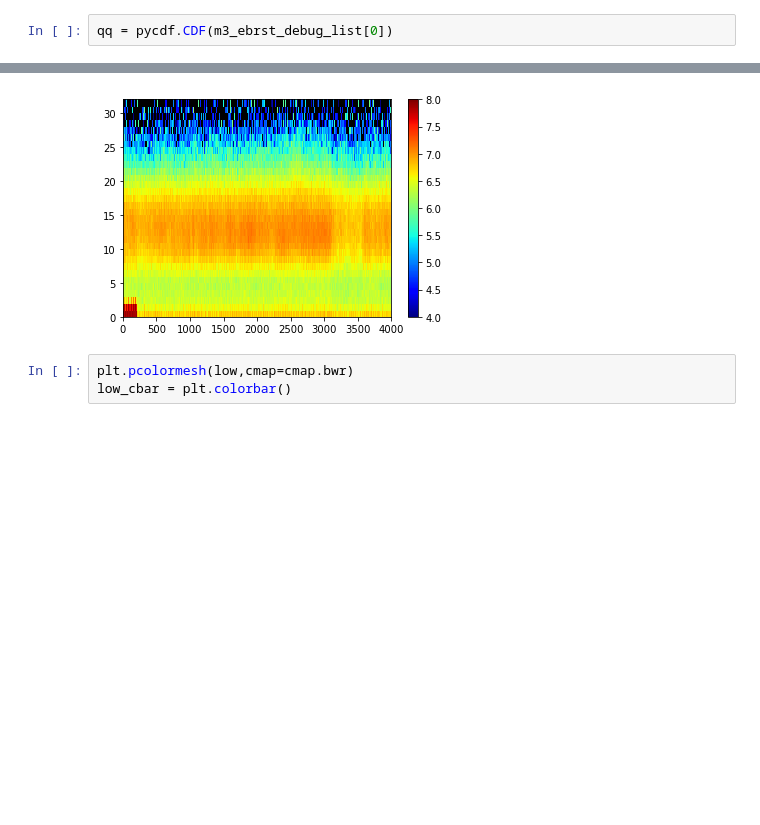
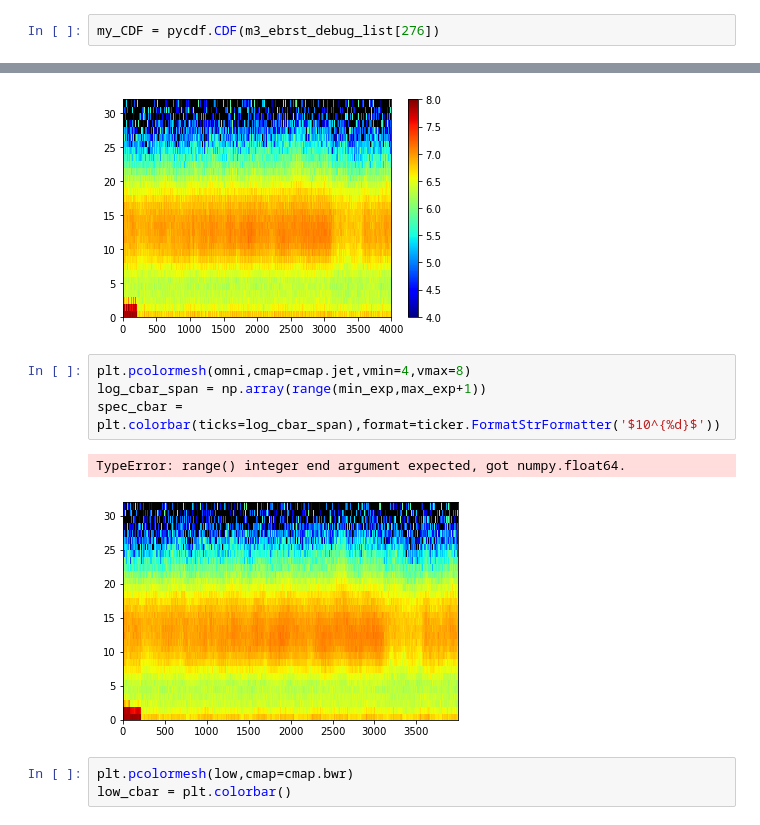
Before and after one commit to gravmath/PAD, a Jupyter notebook: Test New Framework.ipynb, the cells around one changed output, grey strips where cells are left out. Drawn from its saved outputs; the diff is of its cells as text; blank space fills up the shorter version.

Commit message:
Updates to Grapher for summary plots
Updates to Grapher for summary plots with better colorbar mechanics.

```diff
--- a/Test New Framework.ipynb
+++ b/Test New Framework.ipynb
@@ -60,5 +36,5 @@ IOError: [Errno 22] invalid mode ('wb') or filename: 'x:/fpishare/Conrad/PAD_plo
 # %%
-qq = pycdf.CDF(m3_ebrst_debug_list[0])
+my_CDF = pycdf.CDF(m3_ebrst_debug_list[276])
 # %%
 Grapher.make_brst_summary_plot('mms3',qq)
 # %% [output]
@@ -183,6 +160,13 @@ spec_cbar = plt.colorbar()
 log_cbar_span = np.array(range(min_exp,max_exp+1))
 # %% [output]
 [figure]
+# %%
+plt.pcolormesh(omni,cmap=cmap.jet,vmin=4,vmax=8)
+log_cbar_span = np.array(range(min_exp,max_exp+1))
+spec_cbar = plt.colorbar(ticks=log_cbar_span),format=ticker.FormatStrFormatter('$10^{%d}$'))
+# %% [output]
+TypeError: range() integer end argument expected, got numpy.float64.
+[figure, added]
 # %%
 plt.pcolormesh(low,cmap=cmap.bwr)
 low_cbar = plt.colorbar()
```
Also changed, not shown: parts of 10 cells of this notebook, 1 other file.
